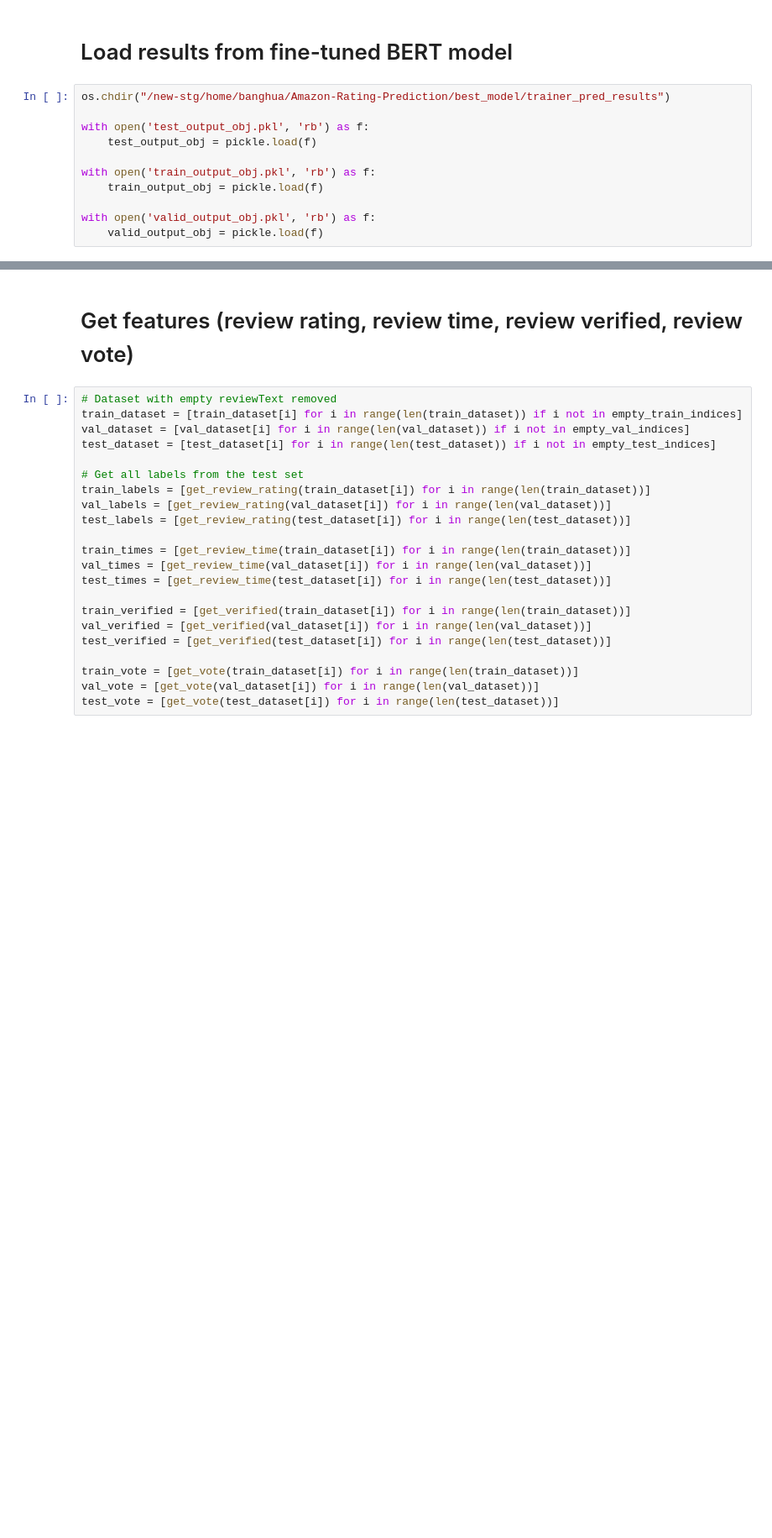
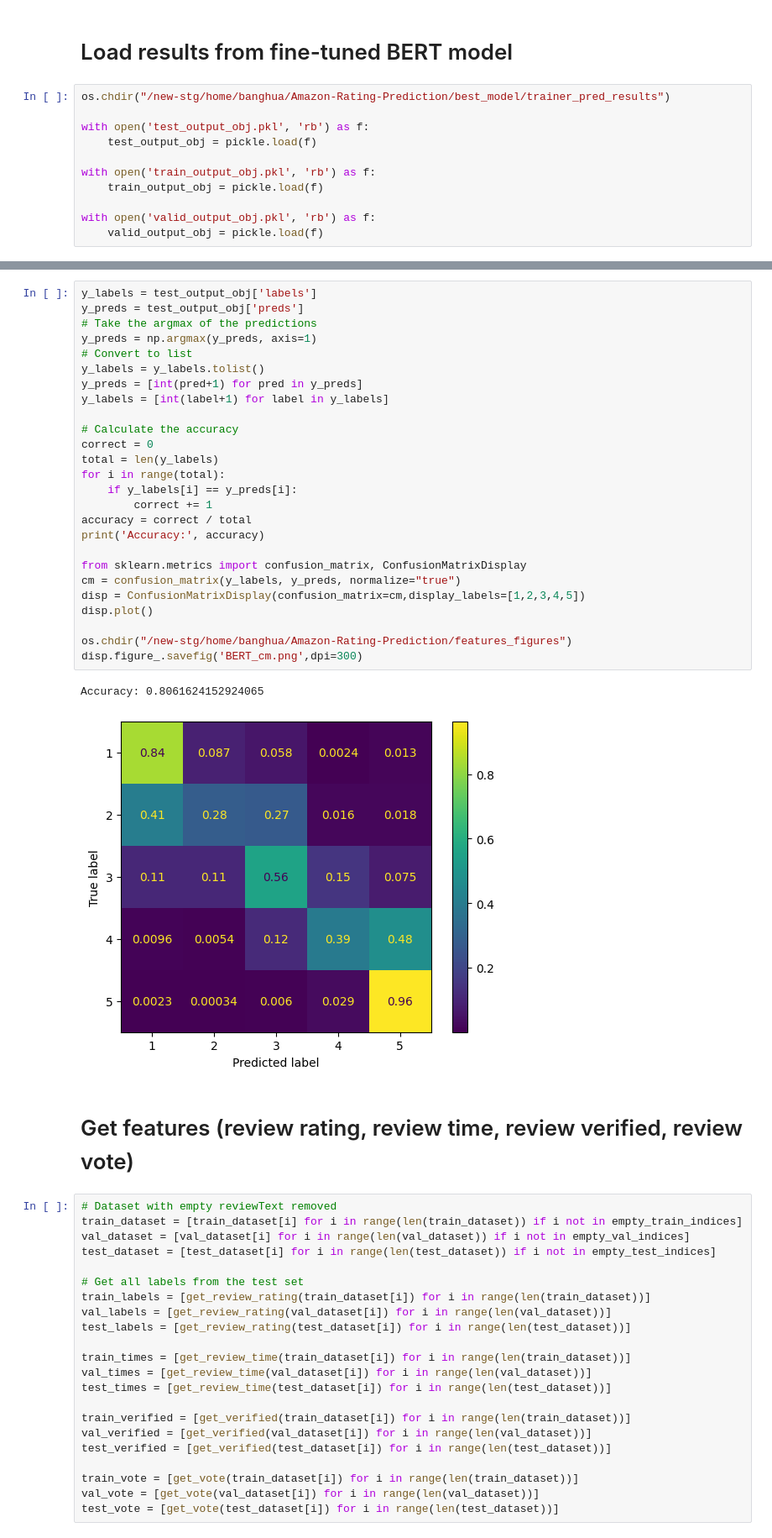
Before and after one commit to ziqixu091/Amazon-Rating-Prediction, a Jupyter notebook: jupyter_notebooks/feature.ipynb, the cells around one changed output, grey strips where cells are left out. Shown at 84% size. Drawn from its saved outputs; the diff is of its cells as text; blank space fills up the shorter version.

Commit message:
Confusion Matrix

```diff
--- a/jupyter_notebooks/feature.ipynb
+++ b/jupyter_notebooks/feature.ipynb
@@ -107,3 +124,32 @@ with open('valid_output_obj.pkl', 'rb') as f:
+# %%
+y_labels = test_output_obj['labels']
+y_preds = test_output_obj['preds']
+# Take the argmax of the predictions
+y_preds = np.argmax(y_preds, axis=1)
+# Convert to list
+y_labels = y_labels.tolist()
+y_preds = [int(pred+1) for pred in y_preds]
+y_labels = [int(label+1) for label in y_labels]
+
+# Calculate the accuracy
+correct = 0
+total = len(y_labels)
+for i in range(total):
+    if y_labels[i] == y_preds[i]:
+        correct += 1
+accuracy = correct / total
+print('Accuracy:', accuracy)
+
+from sklearn.metrics import confusion_matrix, ConfusionMatrixDisplay
+cm = confusion_matrix(y_labels, y_preds, normalize="true")
+disp = ConfusionMatrixDisplay(confusion_matrix=cm,display_labels=[1,2,3,4,5])
+disp.plot()
+
+os.chdir("/new-stg/home/banghua/Amazon-Rating-Prediction/features_figures")
+disp.figure_.savefig('BERT_cm.png',dpi=300)
+# %% [output]
+Accuracy: 0.8061624152924065
+[figure, added]
 # %% [markdown]
 # Get features (review rating, review time, review verified, review vote)
 # %%
```
Also changed, not shown: parts of 10 cells of this notebook, 8 other files.
